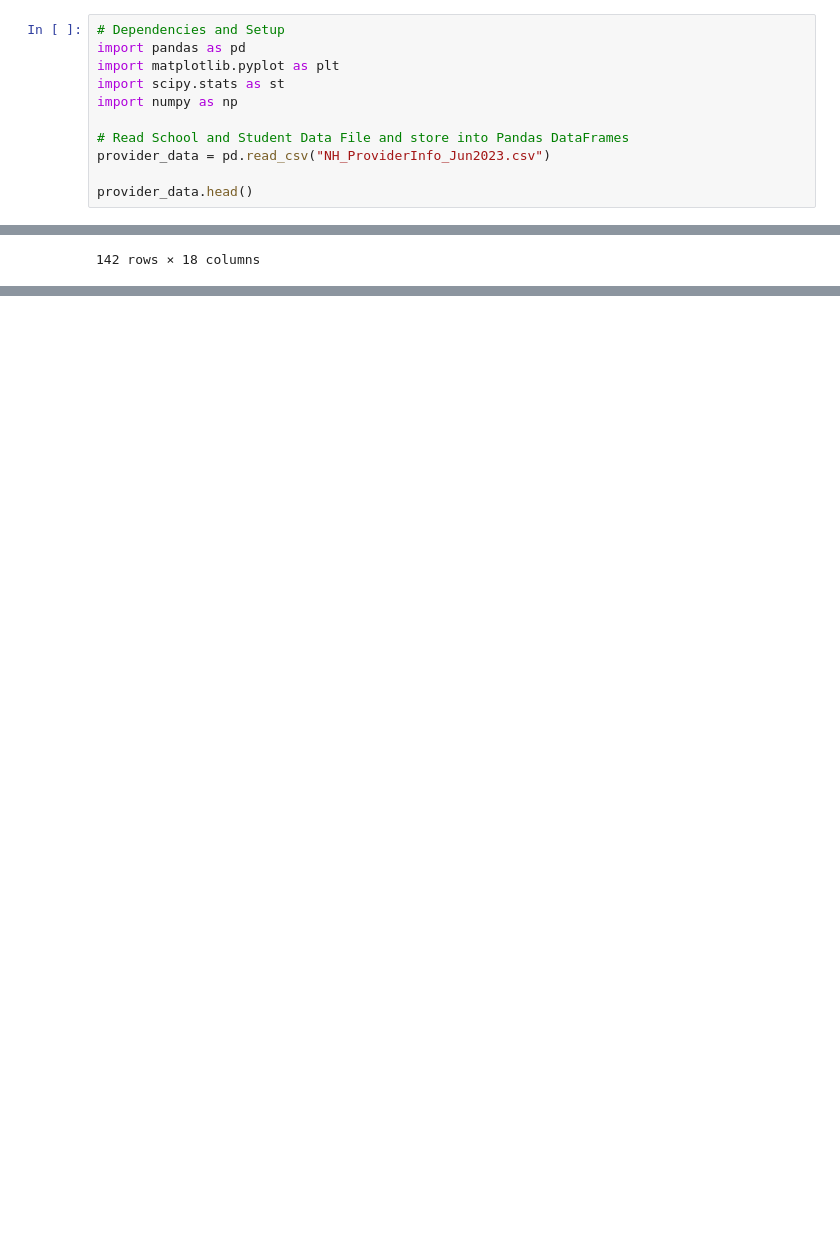
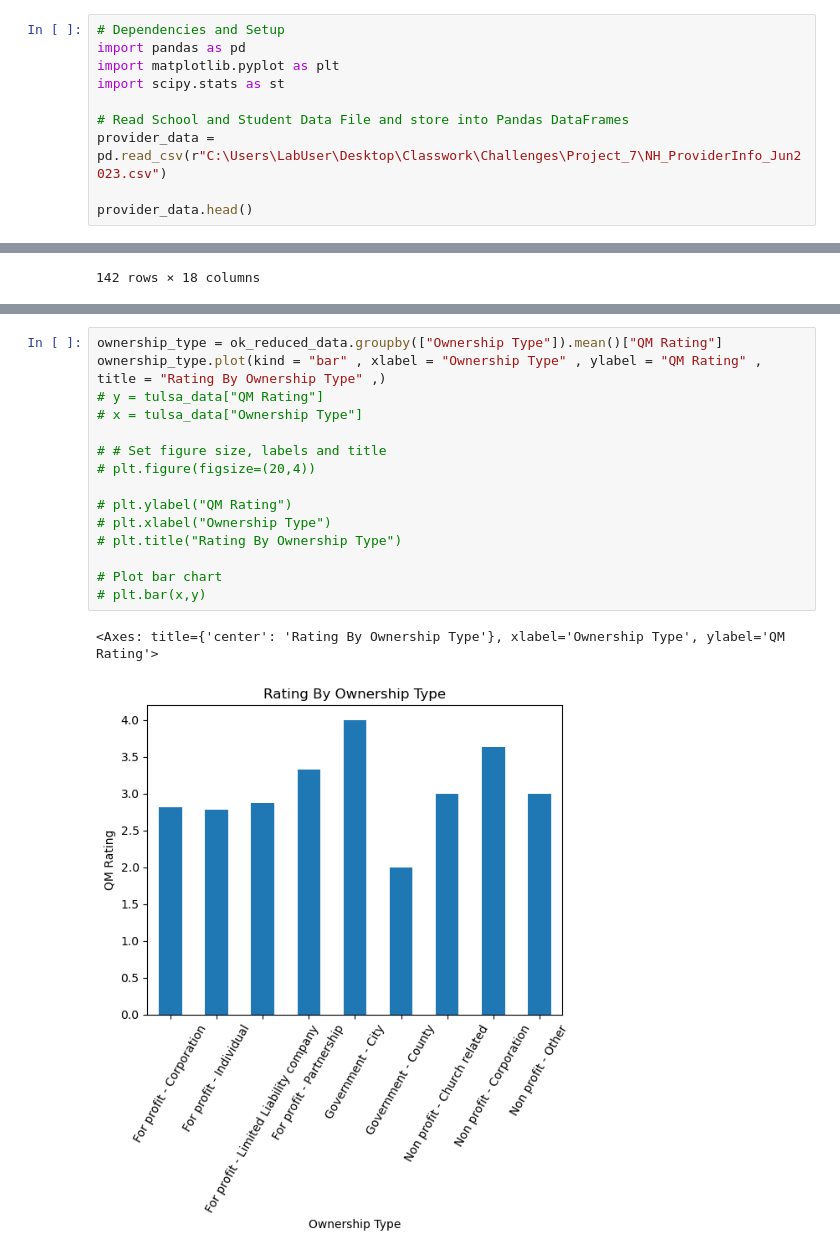
Before and after one commit to wanderfarther/Project_1, a Jupyter notebook: nursing_home_comparisonsDM.ipynb, the cells around one changed output, grey strips where cells are left out. Cells and saved outputs as stored; diff of their text form; blank space fills up the shorter version.

Commit message:
Fixed graphs

```diff
--- a/nursing_home_comparisonsDM.ipynb
+++ b/nursing_home_comparisonsDM.ipynb
@@ -5,10 +5,9 @@
 import pandas as pd
 import matplotlib.pyplot as plt
 import scipy.stats as st
-import numpy as np
 
 # Read School and Student Data File and store into Pandas DataFrames
-provider_data = pd.read_csv("NH_ProviderInfo_Jun2023.csv")
+provider_data = pd.read_csv(r"C:\Users\LabUser\Desktop\Classwork\Challenges\Project_7\NH_ProviderInfo_Jun2023.csv")
 
 provider_data.head()
 # %% [output]
@@ -167,0 +125,18 @@ plt.bar(x,y)
+# %%
+ownership_type = ok_reduced_data.groupby(["Ownership Type"]).mean()["QM Rating"]
+ownership_type.plot(kind = "bar" , xlabel = "Ownership Type" , ylabel = "QM Rating" , title = "Rating By Ownership Type" ,)
+# y = tulsa_data["QM Rating"]
+# x = tulsa_data["Ownership Type"]
+
+# # Set figure size, labels and title
+# plt.figure(figsize=(20,4))
+
+# plt.ylabel("QM Rating")
+# plt.xlabel("Ownership Type")
+# plt.title("Rating By Ownership Type")
+
+# Plot bar chart
+# plt.bar(x,y)
+# %% [output]
+<Axes: title={'center': 'Rating By Ownership Type'}, xlabel='Ownership Type', ylabel='QM Rating'>
+[figure, added]
```
Also changed, not shown: parts of 8 cells of this notebook.
